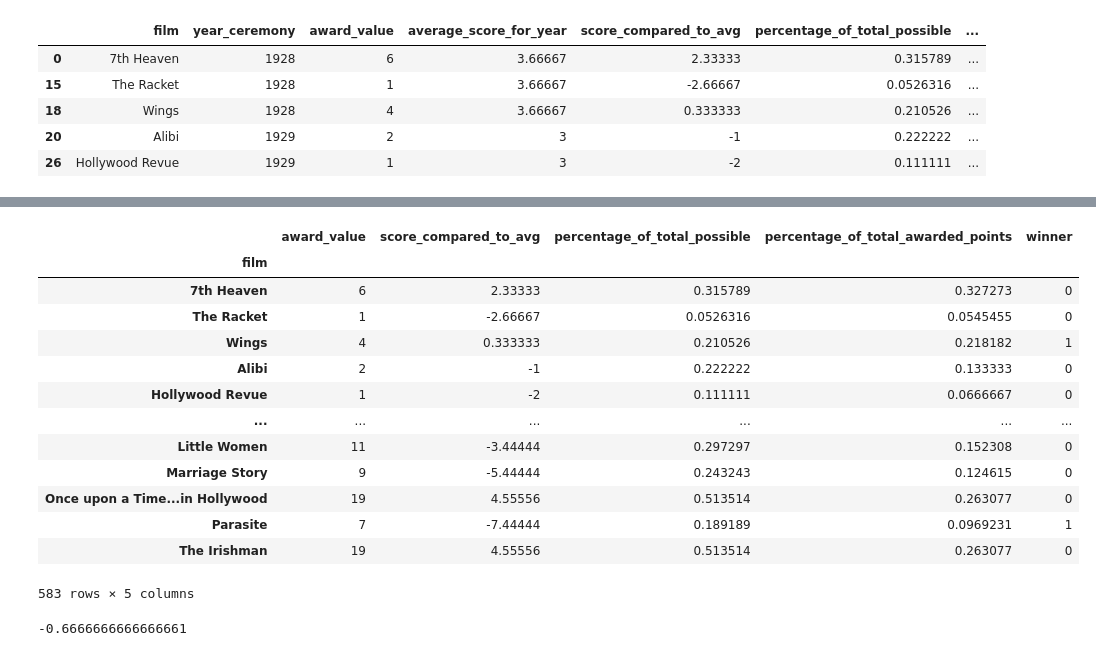
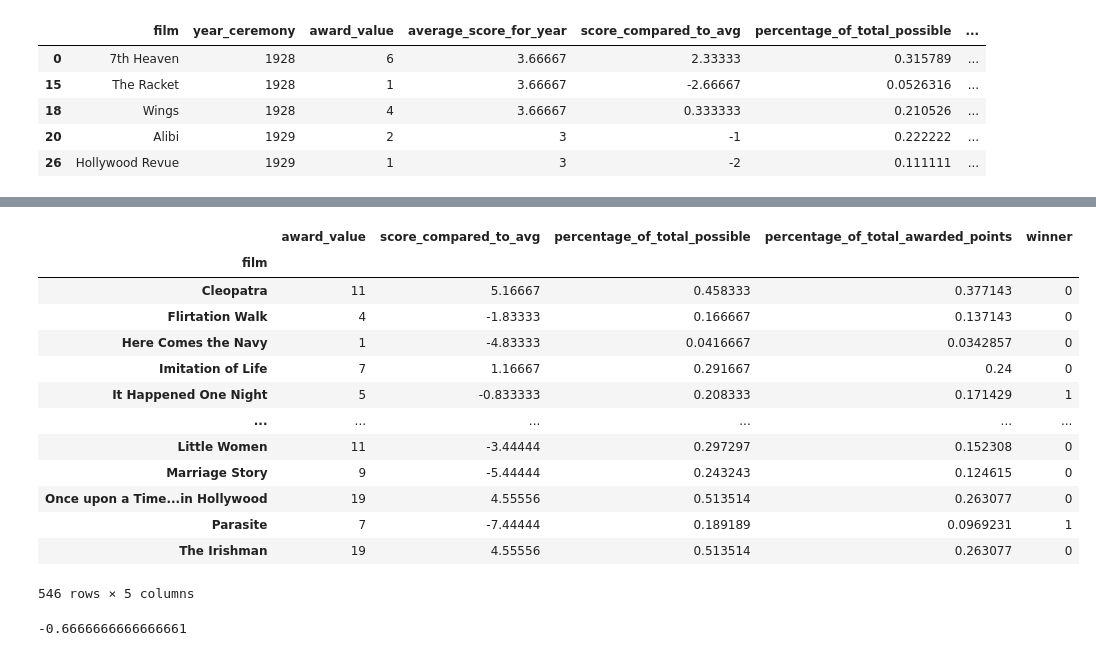
Before and after one commit to julia-claira/Machine_Learning_Oscars, a Jupyter notebook: academy_machine_learning.ipynb, the cells around one changed output, grey strips where cells are left out. Saved outputs shown, nothing was run; the diff lists cells and outputs as text; code cells hidden in the pictures.

```diff
--- a/academy_machine_learning.ipynb
+++ b/academy_machine_learning.ipynb
@@ -502,3 +472,21 @@ See the caveats in the documentation: https://pandas.pydata.org/pandas-docs/stab
+# %%
+best_film_db["DIRECTING"]=0
+best_film_db["ACTOR"]=0
+best_film_db["ACTRESS"]=0
+best_film_db['WRITING ADAPTED']=0
+best_film_db['WRITING ORIGINAL']=0
+best_film_db['FILM EDITING']=0
+best_film_db["PRODUCTION DESIGN"]=0
+best_film_db["CINEMATOGRAPHY"]=0
+best_film_db['COSTUME DESIGN']=0
+best_film_db['MAKEUP']=0
+best_film_db['ACTOR IN A SUPPORTING ROLE']=0
+best_film_db['ACTRESS IN A SUPPORTING ROLE']=0
+best_film_db['SOUND MIXING']=0
+best_film_db['SOUND EDITING']=0
+best_film_db[ 'MUSIC SCORE']=0
+best_film_db['SONG ORIGINAL']=0
+best_film_db['SPECIAL EFFECTS']=0
 # %%
 #percentage of total award points for best picture films normalized for 5 films
 best_film_db["winner"]=0
@@ -528,22 +529,24 @@ See the caveats in the documentation: https://pandas.pydata.org/pandas-docs/stab
 # %%
+#removes earlier years
 for_analysis_db=best_film_db.set_index('film')
+for_analysis_db=for_analysis_db.loc[for_analysis_db['year_ceremony']>=1935]
 for_analysis_db.drop(['year_ceremony','average_score_for_year'], axis=1, inplace=True)
 for_analysis_db
 # %% [output]
 |  | award_value | score_compared_to_avg | percentage_of_total_possible | percentage_of_total_awarded_points | winner |
 | film |  |  |  |  |  |
-| 7th Heaven | 6 | 2.33333 | 0.315789 | 0.327273 | 0 |
-| The Racket | 1 | -2.66667 | 0.0526316 | 0.0545455 | 0 |
-| Wings | 4 | 0.333333 | 0.210526 | 0.218182 | 1 |
-| Alibi | 2 | -1 | 0.222222 | 0.133333 | 0 |
-| Hollywood Revue | 1 | -2 | 0.111111 | 0.0666667 | 0 |
+| Cleopatra | 11 | 5.16667 | 0.458333 | 0.377143 | 0 |
+| Flirtation Walk | 4 | -1.83333 | 0.166667 | 0.137143 | 0 |
+| Here Comes the Navy | 1 | -4.83333 | 0.0416667 | 0.0342857 | 0 |
+| Imitation of Life | 7 | 1.16667 | 0.291667 | 0.24 | 0 |
+| It Happened One Night | 5 | -0.833333 | 0.208333 | 0.171429 | 1 |
 | ... | ... | ... | ... | ... | ... |
 | Little Women | 11 | -3.44444 | 0.297297 | 0.152308 | 0 |
 | Marriage Story | 9 | -5.44444 | 0.243243 | 0.124615 | 0 |
 | Once upon a Time...in Hollywood | 19 | 4.55556 | 0.513514 | 0.263077 | 0 |
 | Parasite | 7 | -7.44444 | 0.189189 | 0.0969231 | 1 |
 | The Irishman | 19 | 4.55556 | 0.513514 | 0.263077 | 0 |
-583 rows × 5 columns
+546 rows × 5 columns
 # %%
 test_films=for_analysis_db.loc['Pulp Fiction']
 test_films[1]
```
Also changed, not shown: parts of 21 cells of this notebook, 1 other file.
